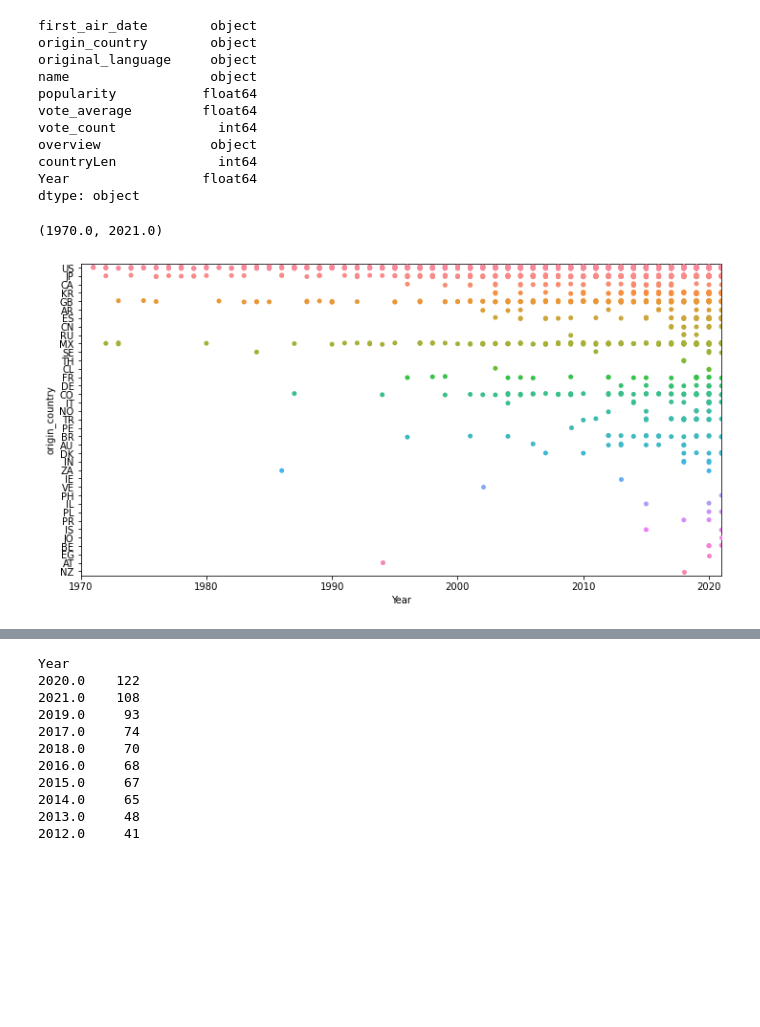
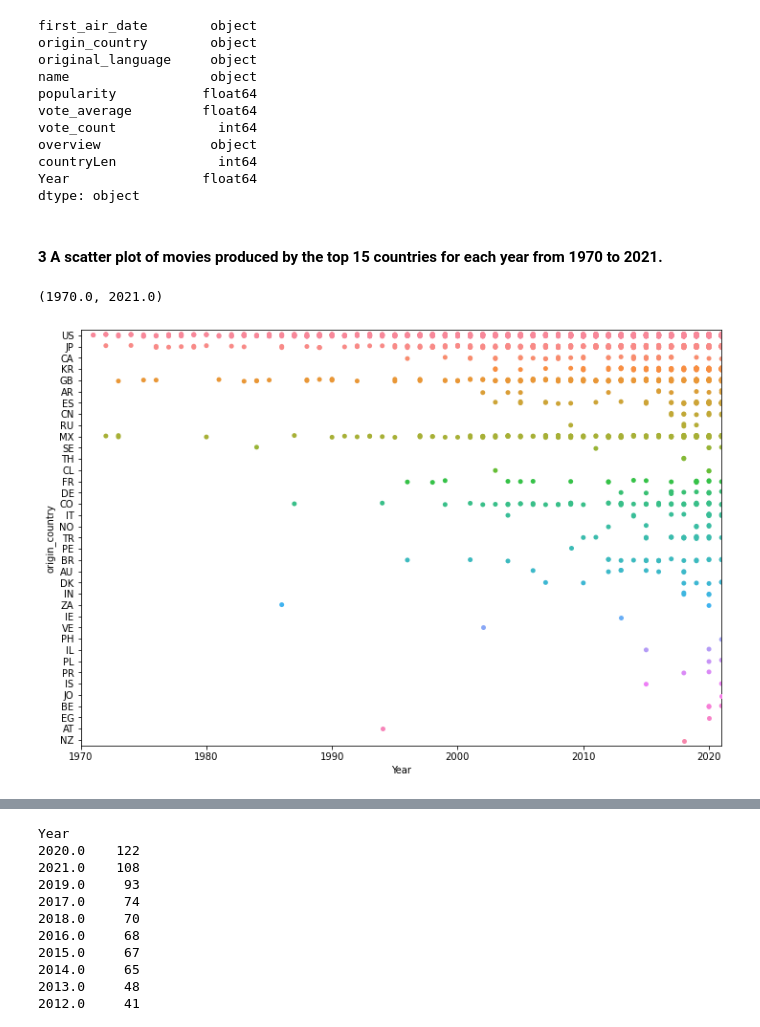
Before and after one commit to allisoncwalker/Data-Analysis-Notebook, a Jupyter notebook: notebook1.ipynb, the cells around one changed output, grey strips where cells are left out. Drawn from its saved outputs; the diff is of its cells as text; code cells hidden in the pictures; blank space fills up the shorter version.

```diff
--- a/notebook1.ipynb
+++ b/notebook1.ipynb
@@ -167,13 +142,12 @@ overview              object
 countryLen             int64
 Year                 float64
 dtype: object
-# %%
-top_15 = TV_df[TV_df.countryLen == 2].groupby('origin_country').count().reset_index().sort_values(ascending=False, by='origin_country')['origin_country']
-top_15_df = TV_df[TV_df['origin_country'].isin(top_15)]
+# %% [markdown]
+#### 3 A scatter plot of movies produced by the top 15 countries for each year from 1970 to 2021.
 # %%
-plt.figure(figsize=(12,6))
+plt.figure(figsize=(12,8))
 sns.stripplot(y='origin_country', x='Year', data=top_15_df)
 plt.xlim(1970,2021)
 # %% [output]
 (1970.0, 2021.0)
-[figure, old version]
+[figure, new version]
```
Also changed, not shown: parts of 22 cells of this notebook.
